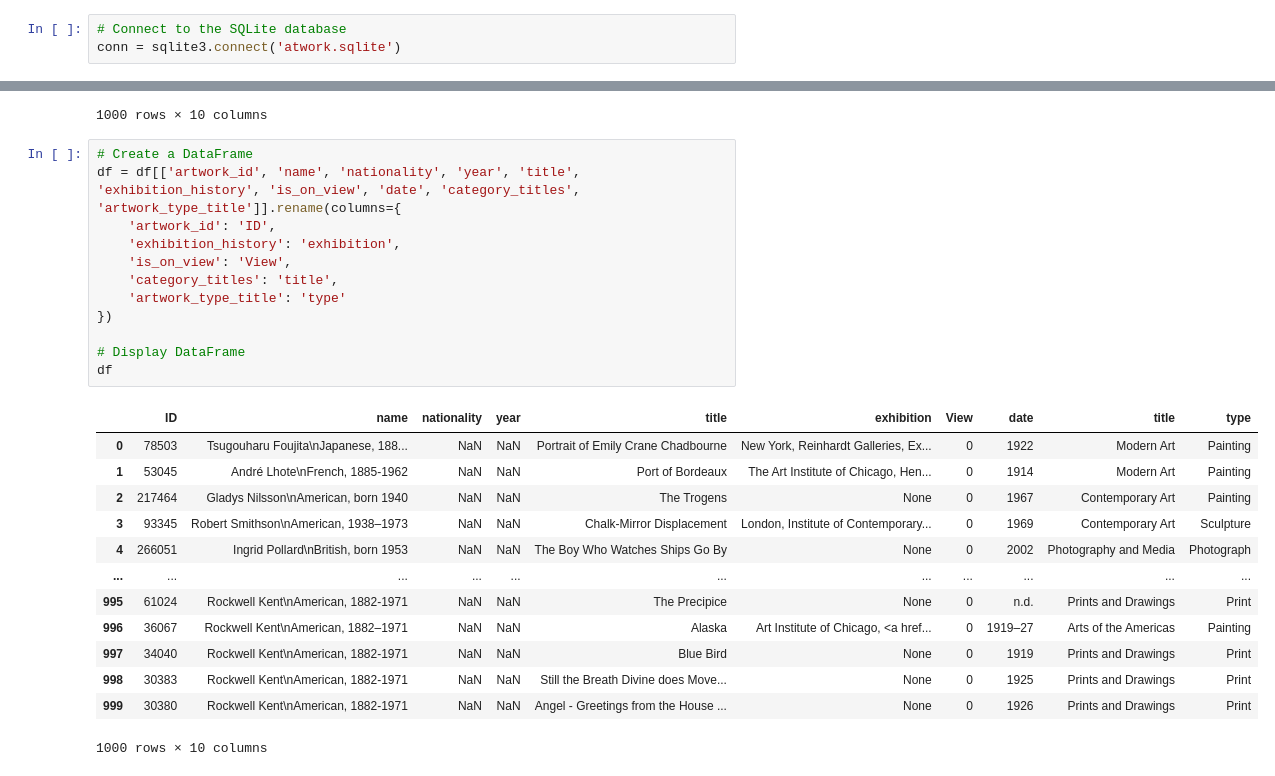
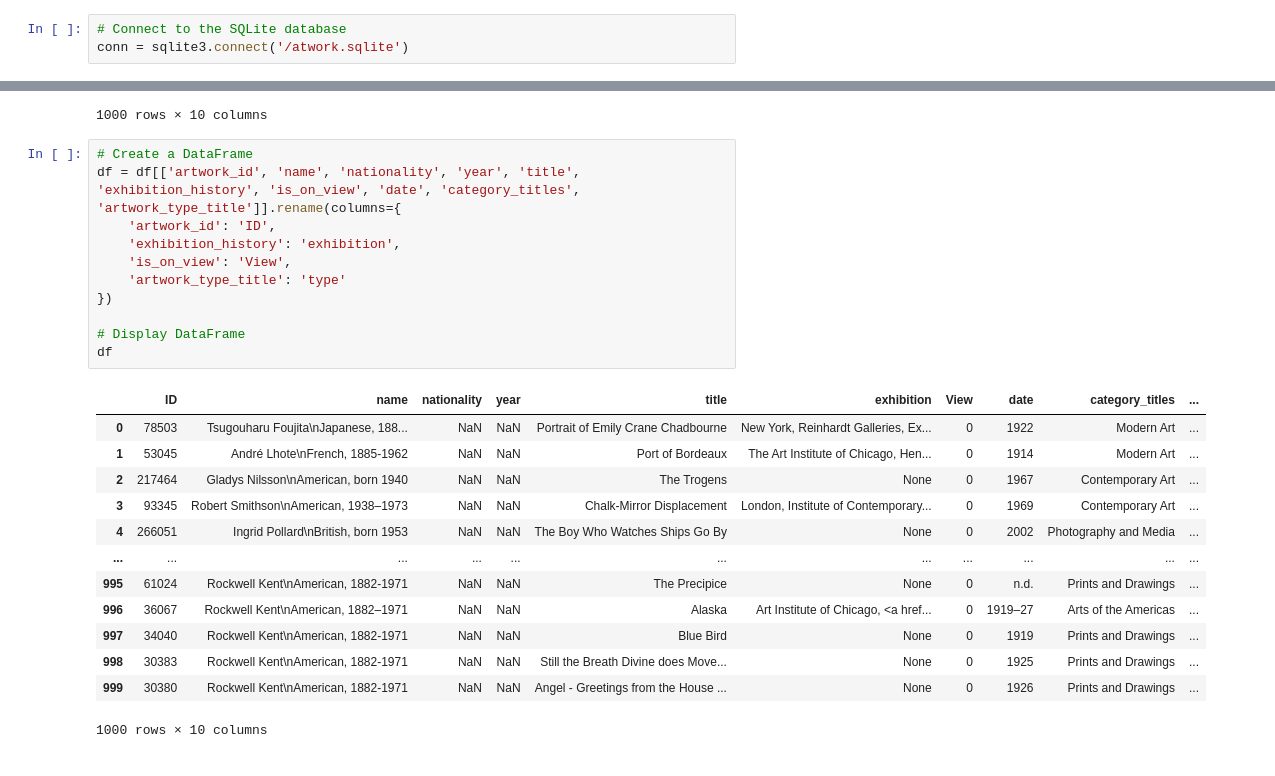
Before and after one commit to adamsnlamin/Final-Project, a Jupyter notebook: Group9_Starter_Code.ipynb, the cells around one changed output, grey strips where cells are left out. Cells and saved outputs as stored; diff of their text form.

```diff
--- a/Group9_Starter_Code.ipynb
+++ b/Group9_Starter_Code.ipynb
@@ -11,3 +8,3 @@ import sqlite3
 # %%
 # Connect to the SQLite database
-conn = sqlite3.connect('atwork.sqlite')
+conn = sqlite3.connect('/atwork.sqlite')
@@ -69,26 +73,25 @@ df
 # %%
 # Create a DataFrame
 df = df[['artwork_id', 'name', 'nationality', 'year', 'title', 'exhibition_history', 'is_on_view', 'date', 'category_titles', 'artwork_type_title']].rename(columns={
     'artwork_id': 'ID',
     'exhibition_history': 'exhibition',
     'is_on_view': 'View',
-    'category_titles': 'title',
     'artwork_type_title': 'type'
 })
 
 # Display DataFrame
 df
 # %% [output]
-|  | ID | name | nationality | year | title | exhibition | View | date | title | type |
-| 0 | 78503 | Tsugouharu Foujita\nJapanese, 188... | NaN | NaN | Portrait of Emily Crane Chadbourne | New York, Reinhardt Galleries, Ex... | 0 | 1922 | Modern Art | Painting |
-| 1 | 53045 | André Lhote\nFrench, 1885-1962 | NaN | NaN | Port of Bordeaux | The Art Institute of Chicago, Hen... | 0 | 1914 | Modern Art | Painting |
-| 2 | 217464 | Gladys Nilsson\nAmerican, born 1940 | NaN | NaN | The Trogens | None | 0 | 1967 | Contemporary Art | Painting |
-| 3 | 93345 | Robert Smithson\nAmerican, 1938–1973 | NaN | NaN | Chalk-Mirror Displacement | London, Institute of Contemporary... | 0 | 1969 | Contemporary Art | Sculpture |
-| 4 | 266051 | Ingrid Pollard\nBritish, born 1953 | NaN | NaN | The Boy Who Watches Ships Go By | None | 0 | 2002 | Photography and Media | Photograph |
+|  | ID | name | nationality | year | title | exhibition | View | date | category_titles | ... |
+| 0 | 78503 | Tsugouharu Foujita\nJapanese, 188... | NaN | NaN | Portrait of Emily Crane Chadbourne | New York, Reinhardt Galleries, Ex... | 0 | 1922 | Modern Art | ... |
+| 1 | 53045 | André Lhote\nFrench, 1885-1962 | NaN | NaN | Port of Bordeaux | The Art Institute of Chicago, Hen... | 0 | 1914 | Modern Art | ... |
+| 2 | 217464 | Gladys Nilsson\nAmerican, born 1940 | NaN | NaN | The Trogens | None | 0 | 1967 | Contemporary Art | ... |
+| 3 | 93345 | Robert Smithson\nAmerican, 1938–1973 | NaN | NaN | Chalk-Mirror Displacement | London, Institute of Contemporary... | 0 | 1969 | Contemporary Art | ... |
+| 4 | 266051 | Ingrid Pollard\nBritish, born 1953 | NaN | NaN | The Boy Who Watches Ships Go By | None | 0 | 2002 | Photography and Media | ... |
 | ... | ... | ... | ... | ... | ... | ... | ... | ... | ... | ... |
-| 995 | 61024 | Rockwell Kent\nAmerican, 1882-1971 | NaN | NaN | The Precipice | None | 0 | n.d. | Prints and Drawings | Print |
-| 996 | 36067 | Rockwell Kent\nAmerican, 1882–1971 | NaN | NaN | Alaska | Art Institute of Chicago, <a href... | 0 | 1919–27 | Arts of the Americas | Painting |
-| 997 | 34040 | Rockwell Kent\nAmerican, 1882-1971 | NaN | NaN | Blue Bird | None | 0 | 1919 | Prints and Drawings | Print |
-| 998 | 30383 | Rockwell Kent\nAmerican, 1882-1971 | NaN | NaN | Still the Breath Divine does Move... | None | 0 | 1925 | Prints and Drawings | Print |
-| 999 | 30380 | Rockwell Kent\nAmerican, 1882-1971 | NaN | NaN | Angel - Greetings from the House ... | None | 0 | 1926 | Prints and Drawings | Print |
+| 995 | 61024 | Rockwell Kent\nAmerican, 1882-1971 | NaN | NaN | The Precipice | None | 0 | n.d. | Prints and Drawings | ... |
+| 996 | 36067 | Rockwell Kent\nAmerican, 1882–1971 | NaN | NaN | Alaska | Art Institute of Chicago, <a href... | 0 | 1919–27 | Arts of the Americas | ... |
+| 997 | 34040 | Rockwell Kent\nAmerican, 1882-1971 | NaN | NaN | Blue Bird | None | 0 | 1919 | Prints and Drawings | ... |
+| 998 | 30383 | Rockwell Kent\nAmerican, 1882-1971 | NaN | NaN | Still the Breath Divine does Move... | None | 0 | 1925 | Prints and Drawings | ... |
+| 999 | 30380 | Rockwell Kent\nAmerican, 1882-1971 | NaN | NaN | Angel - Greetings from the House ... | None | 0 | 1926 | Prints and Drawings | ... |
 1000 rows × 10 columns
```
Also changed, not shown: parts of 24 cells of this notebook, 1 other file.
